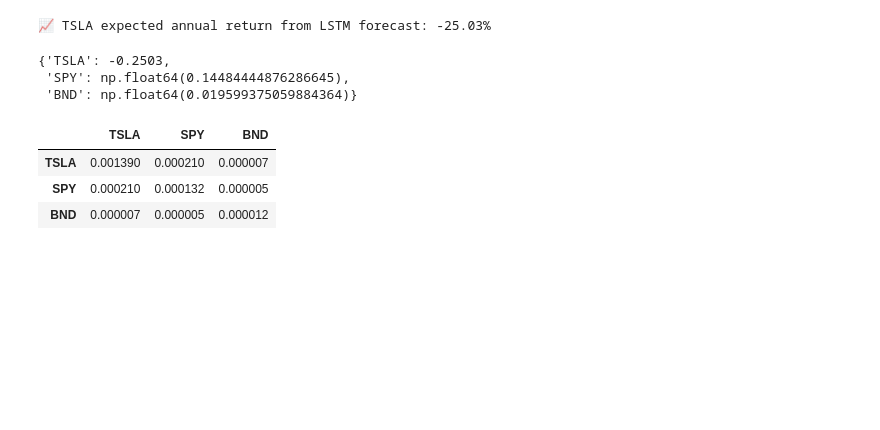
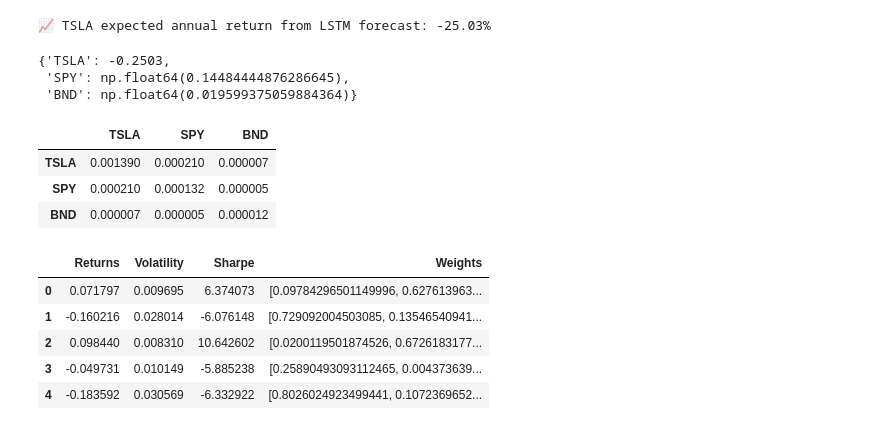
Before and after one commit to Filimon-H/GMF-investment-portfolio-management, a Jupyter notebook: notebooks/portfolio_optimization.ipynb, the cells around one changed output. Drawn from its saved outputs; the diff is of its cells as text; code cells hidden in the pictures; blank space fills up the shorter version.

```diff
--- a/notebooks/portfolio_optimization.ipynb
+++ b/notebooks/portfolio_optimization.ipynb
@@ -79,3 +79,17 @@ cov_matrix
 | TSLA | 0.001390 | 0.000210 | 0.000007 |
 | SPY | 0.000210 | 0.000132 | 0.000005 |
 | BND | 0.000007 | 0.000005 | 0.000012 |
+# %%
+from portfolio_utils import simulate_random_portfolios
+
+# Run simulation
+portfolios_df, asset_labels = simulate_random_portfolios(expected_returns, cov_matrix)
+
+portfolios_df.head()
+# %% [output]
+|  | Returns | Volatility | Sharpe | Weights |
+| 0 | 0.071797 | 0.009695 | 6.374073 | [0.09784296501149996, 0.627613963... |
+| 1 | -0.160216 | 0.028014 | -6.076148 | [0.729092004503085, 0.13546540941... |
+| 2 | 0.098440 | 0.008310 | 10.642602 | [0.0200119501874526, 0.6726183177... |
+| 3 | -0.049731 | 0.010149 | -5.885238 | [0.25890493093112465, 0.004373639... |
+| 4 | -0.183592 | 0.030569 | -6.332922 | [0.8026024923499441, 0.1072369652... |
```
Also changed, not shown: parts of 1 cell of this notebook, 1 other file.
